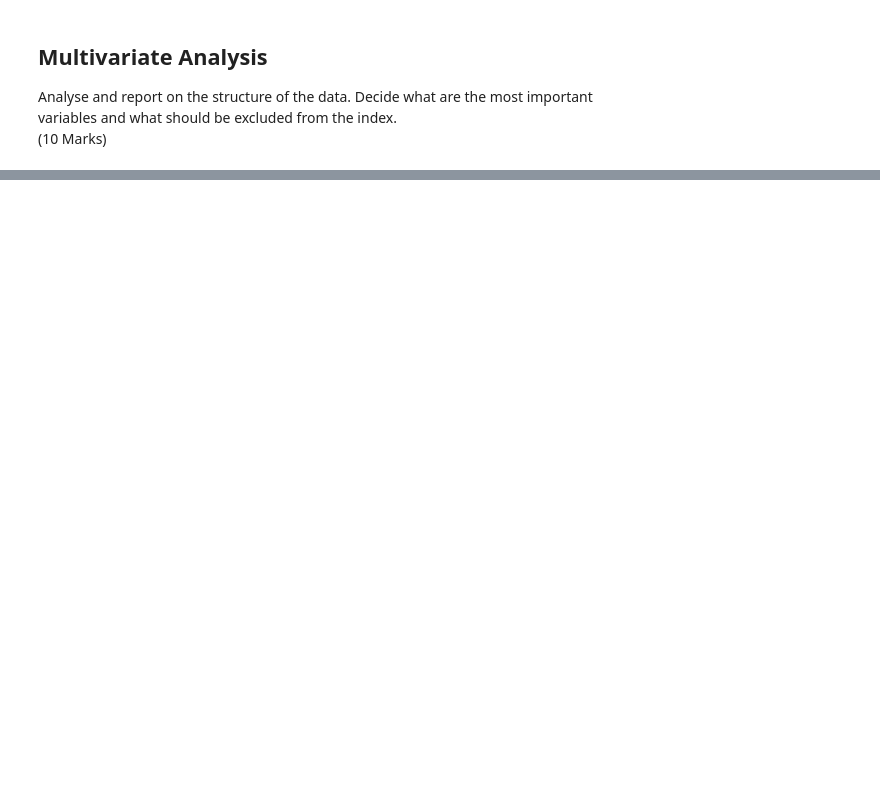
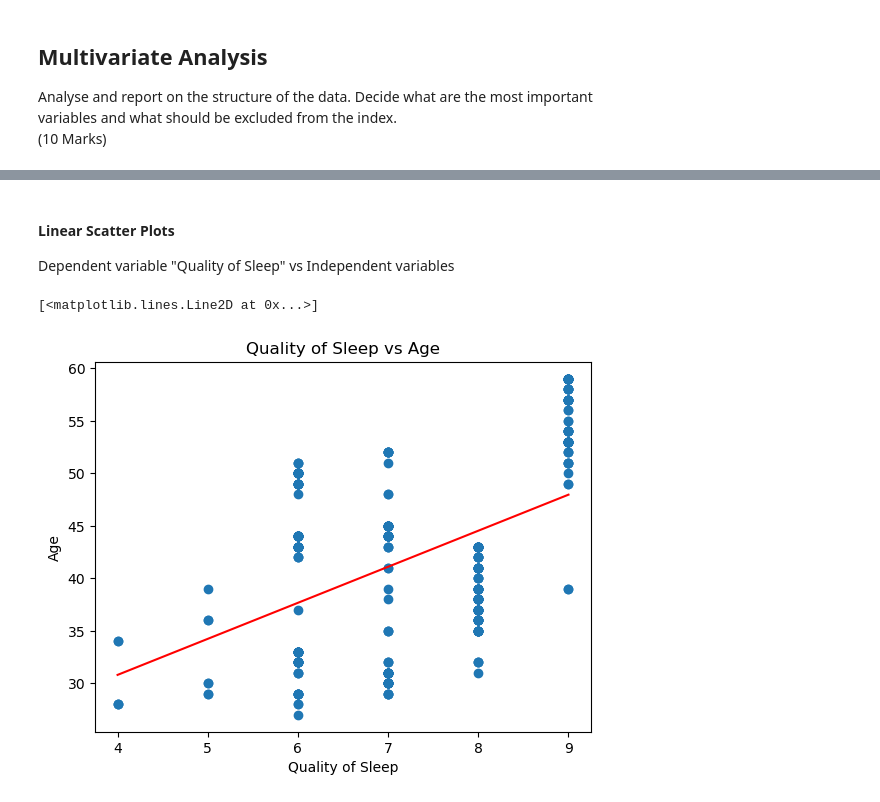
Before and after one commit to LiamHarmon/DAV_CA, a Jupyter notebook: DAV_CA.ipynb, the cells around one changed output, grey strips where cells are left out. Cells and saved outputs as stored; diff of their text form; code cells hidden in the pictures; blank space fills up the shorter version.

```diff
--- a/DAV_CA.ipynb
+++ b/DAV_CA.ipynb
@@ -447,0 +169,15 @@ Notes:
+# %% [markdown]
+#### __Linear Scatter Plots__<br>
+Dependent variable "Quality of Sleep" vs Independent variables
+# %%
+import numpy as np
+
+# Linear Scatter plot Quality of Sleep vs Age
+plt.title("Quality of Sleep vs Age")
+plt.xlabel("Quality of Sleep")
+plt.ylabel("Age")
+plt.scatter(final_data['Quality of Sleep'], final_data['Age'])
+plt.plot(np.unique(final_data['Quality of Sleep']), np.poly1d(np.polyfit(final_data['Quality of Sleep'], final_data['Age'], 1))(np.unique(final_data['Quality of Sleep'])), color='red')
+# %% [output]
+[<matplotlib.lines.Line2D at 0x...>]
+[figure, added]
```
Also changed, not shown: parts of 70 cells of this notebook.
